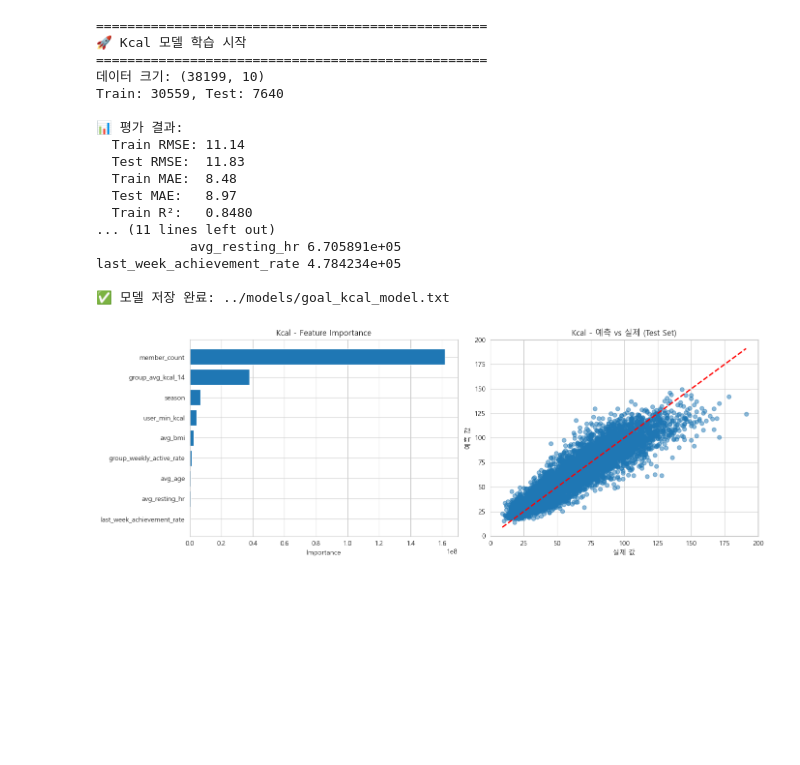
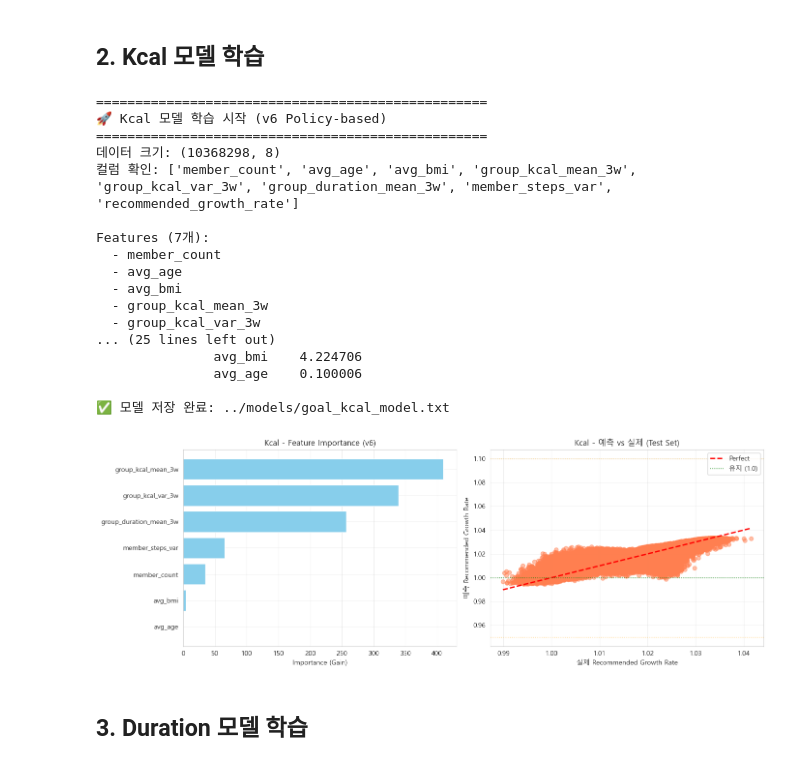
Before and after one commit to 0324skdus/ssafy-final-LinkCare, a Jupyter notebook: AI/notebooks/03_model_training.ipynb, the cells around one changed output. Saved outputs shown, nothing was run; the diff lists cells and outputs as text; code cells hidden in the pictures; blank space fills up the shorter version.

Commit message:
feat: goal model 완성

```diff
--- a/AI/notebooks/03_model_training.ipynb
+++ b/AI/notebooks/03_model_training.ipynb
@@ -25,10 +37,15 @@ plt.rcParams['axes.unicode_minus'] = False
 # %%
-# 모델 파라미터
+# 모델 파라미터 (v6)
 MODEL_PARAMS = {
     'objective': 'regression',
     'metric': 'rmse',
     'learning_rate': 0.05,
     'num_leaves': 31,
     'num_boost_round': 200,
-    'verbose': -1
+    'verbose': -1,
+    'force_col_wise': True  # 성능 최적화
 }
+
+print(f"✅ 모델 파라미터 설정 완료")
+for key, value in MODEL_PARAMS.items():
+    print(f"  - {key}: {value}")
@@ -188,29 +268,32 @@ last_week_achievement_rate 1.017725e+10
+# %% [markdown]
+## 2. Kcal 모델 학습
 # %%
-# 2. Kcal 모델 학습
 kcal_model, kcal_metrics = train_and_evaluate(
     metric_name='Kcal',
     features=KCAL_FEATURES,
-    target_col='next_goal_kcal',
+    target_col='recommended_growth_rate',
     data_path='../data/processed/training_kcal.csv',
     model_path='../models/goal_kcal_model.txt'
 )
 # %% [output]
 ==================================================
-🚀 Kcal 모델 학습 시작
+🚀 Kcal 모델 학습 시작 (v6 Policy-based)
 ==================================================
-데이터 크기: (38199, 10)
-Train: 30559, Test: 7640
+데이터 크기: (10368298, 8)
+컬럼 확인: ['member_count', 'avg_age', 'avg_bmi', 'group_kcal_mean_3w', 'group_kcal_var_3w', 'group_duration_mean_3w', 'member_steps_var', 'recommended_growth_rate']
 
-📊 평가 결과:
-  Train RMSE: 11.14
-  Test RMSE:  11.83
-  Train MAE:  8.48
-  Test MAE:   8.97
-  Train R²:   0.8480
-... (11 lines left out)
-            avg_resting_hr 6.705891e+05
-last_week_achievement_rate 4.784234e+05
+Features (7개):
+  - member_count
+  - avg_age
+  - avg_bmi
+  - group_kcal_mean_3w
+  - group_kcal_var_3w
+... (25 lines left out)
+               avg_bmi    4.224706
+               avg_age    0.100006
 
 ✅ 모델 저장 완료: ../models/goal_kcal_model.txt
-[figure, old version]
+[figure, new version]
+# %% [markdown]
+## 3. Duration 모델 학습
 # %%
```
Also changed, not shown: parts of 18 cells of this notebook, 24 other files.
